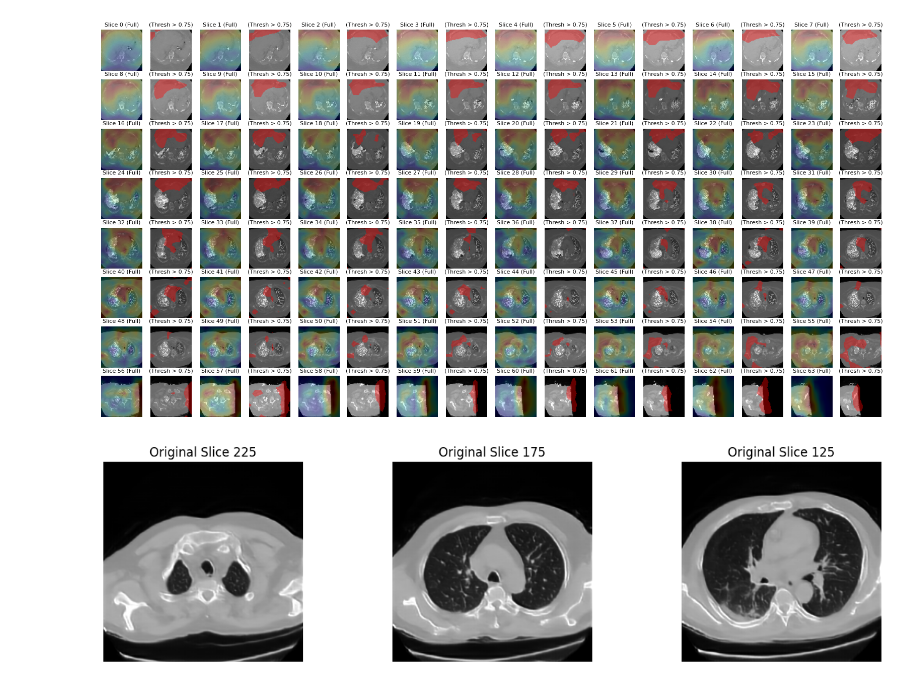
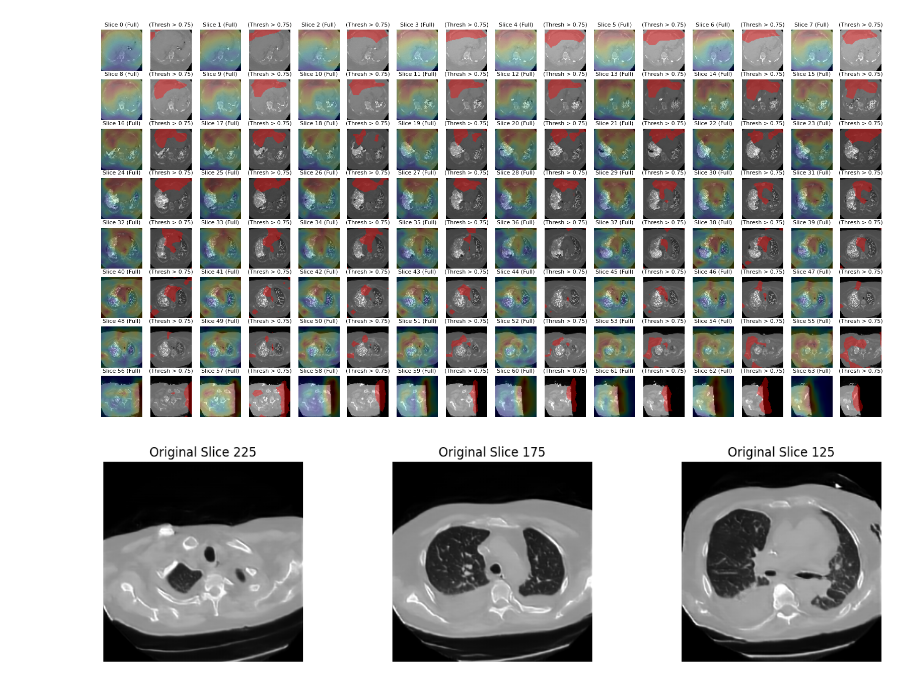
Before and after one commit to cmudig/MedsynBackend, a Jupyter notebook: src/apppy.ipynb, the cells around one changed output. Drawn from its saved outputs; the diff is of its cells as text; code cells hidden in the pictures.

```diff
--- a/src/apppy.ipynb
+++ b/src/apppy.ipynb
@@ -463,38 +465,38 @@ Final heatmap volume shape: (64, 64, 64)
 # %%
 import nibabel as nib
 
-generated_highres_filename = "111222333_sample_0.nii.gz"
+generated_highres_filename = "002233992211_sample_0.nii.gz"
 output_folder = "/media/volume/gen-ai-volume/MedSyn/results/img_256_standard/"
 image_path = os.path.join(output_folder, generated_highres_filename)
 
 nii_img = nib.load(image_path)
 
 # Convert NIfTI to NumPy array
 nii_data = nii_img.get_fdata()  # Shape: (depth, height, width)
 nii_data.shape
 
 num_slices_high_res = nii_data.shape[2]
 selected_slices_high_res = [225, 175, 125]  # Select three slices
 
 plt.figure(figsize=(12, 9))
 
 for i, slice_idx in enumerate(selected_slices_high_res):
     original_slice = nii_data[:, :, slice_idx]  # Extract original image slice
 
     # Ensure grayscale shape (H, W)
     if len(original_slice.shape) > 2:
         original_slice = original_slice[:, :, 0]  # Take the first channel if multi-channel
 
     # Flip images upside down
     original_slice = (np.rot90(original_slice))
 
     # ✅ Display Original Image & Heatmap Side by Side
-    plt.subplot(3, len(selected_slices), i + 1)
+    plt.subplot(3, len(selected_slices_high_res), i + 1)
     plt.imshow(original_slice, cmap="gray")
     plt.title(f"Original Slice {slice_idx}")
     plt.axis("off")
 
 plt.tight_layout()
 plt.show()
 # %% [output]
-[figure, old version]
+[figure, new version]
```
Also changed, not shown: parts of 2 cells of this notebook.
